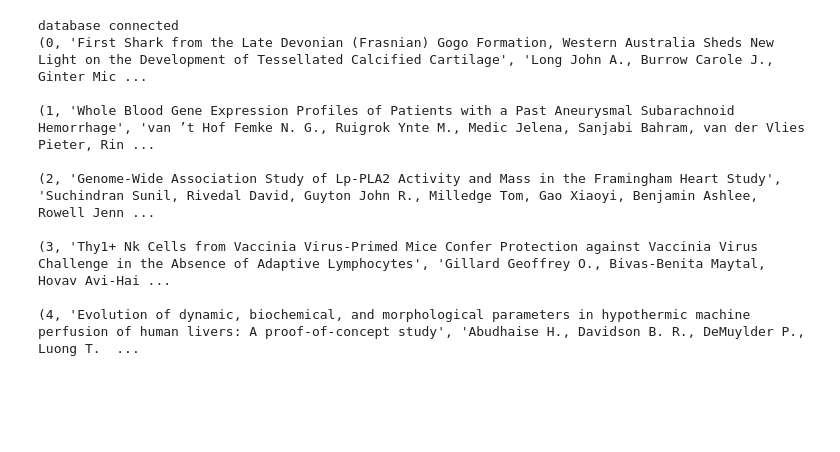
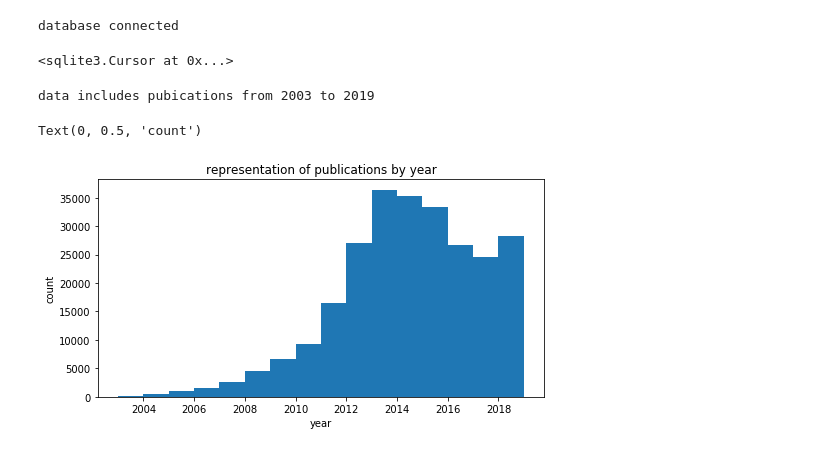
Before and after one commit to brendanchambers/allofplos, a Jupyter notebook: load_db.ipynb, the cells around one changed output. Cells and saved outputs as stored; diff of their text form; code cells hidden in the pictures; blank space fills up the shorter version.

Commit message:
test proto allofplos db

```diff
--- a/load_db.ipynb
+++ b/load_db.ipynb
@@ -2,7 +2,7 @@
 import sqlite3
 
 target_db_path = '/home/brch/Data/allofplos_sql/'
-target_db_name = 'allofplos_proto_version1' # sql database for parsed abstracts etc
+target_db_name = 'allofplos_proto_version' # sql database for parsed abstracts etc
 db_path = target_db_path + target_db_name + '.db'
 
 # connect to the database
@@ -11,25 +11,44 @@ print('database connected')
 
 # cursor method
 cursor = db.cursor()
-cursor.execute("SELECT * FROM {}".format(target_db_name))
 # %% [output]
 database connected
-(0, 'First Shark from the Late Devonian (Frasnian) Gogo Formation, Western Australia Sheds New Light on the Development of Tessellated Calcified Cartilage', 'Long John A., Burrow Carole J., Ginter Mic ...
-
-(1, 'Whole Blood Gene Expression Profiles of Patients with a Past Aneurysmal Subarachnoid Hemorrhage', 'van ’t Hof Femke N. G., Ruigrok Ynte M., Medic Jelena, Sanjabi Bahram, van der Vlies Pieter, Rin ...
-
-(2, 'Genome-Wide Association Study of Lp-PLA2 Activity and Mass in the Framingham Heart Study', 'Suchindran Sunil, Rivedal David, Guyton John R., Milledge Tom, Gao Xiaoyi, Benjamin Ashlee, Rowell Jenn ...
-
-(3, 'Thy1+ Nk Cells from Vaccinia Virus-Primed Mice Confer Protection against Vaccinia Virus Challenge in the Absence of Adaptive Lymphocytes', 'Gillard Geoffrey O., Bivas-Benita Maytal, Hovav Avi-Hai ...
-
-(4, 'Evolution of dynamic, biochemical, and morphological parameters in hypothermic machine perfusion of human livers: A proof-of-concept study', 'Abudhaise H., Davidson B. R., DeMuylder P., Luong T.  ...
+<sqlite3.Cursor at 0x...>
 # %%
 # example of how you can iterate over the rows
-#   alternatively, if the table is small enough or you have tons of RAM to work with,
+#   alternatively, if the table is small enough or you have lots of RAM to work with,
             #    you can load it directly into a pandas dataframe
+
+cursor.execute("SELECT * FROM {}".format(target_db_name))
+
+year_list = []
 for row in cursor:
-    if row < 100:
-        print(row)
-        print('')
-    else:
-        break
+
+    primary_key = row[0]
+    title = row[1]
+    authors = row[2] # just a string of names
+    abstract = row[3]
+    year = row[4]
+    doi = row[5]
+
+    year_list.append(int(year))
+
+    # for example here you could keep track of whether some list of keywords occurs in the abstract
+    #  and generate a subset of the data
+# %%
+import matplotlib.pyplot as plt
+import numpy as np
+
+min_year = np.min(year_list)
+max_year = np.max(year_list)
+print("data includes pubications from {} to {}".format(min_year, max_year))
+
+plt.figure(figsize=(8,4))
+plt.hist(year_list,bins=(max_year - min_year))
+plt.title('representation of publications by year')
+plt.xlabel('year')
+plt.ylabel('count')
+# %% [output]
+data includes pubications from 2003 to 2019
+Text(0, 0.5, 'count')
+[figure, added]
```
Also changed, not shown: 1 other file.
